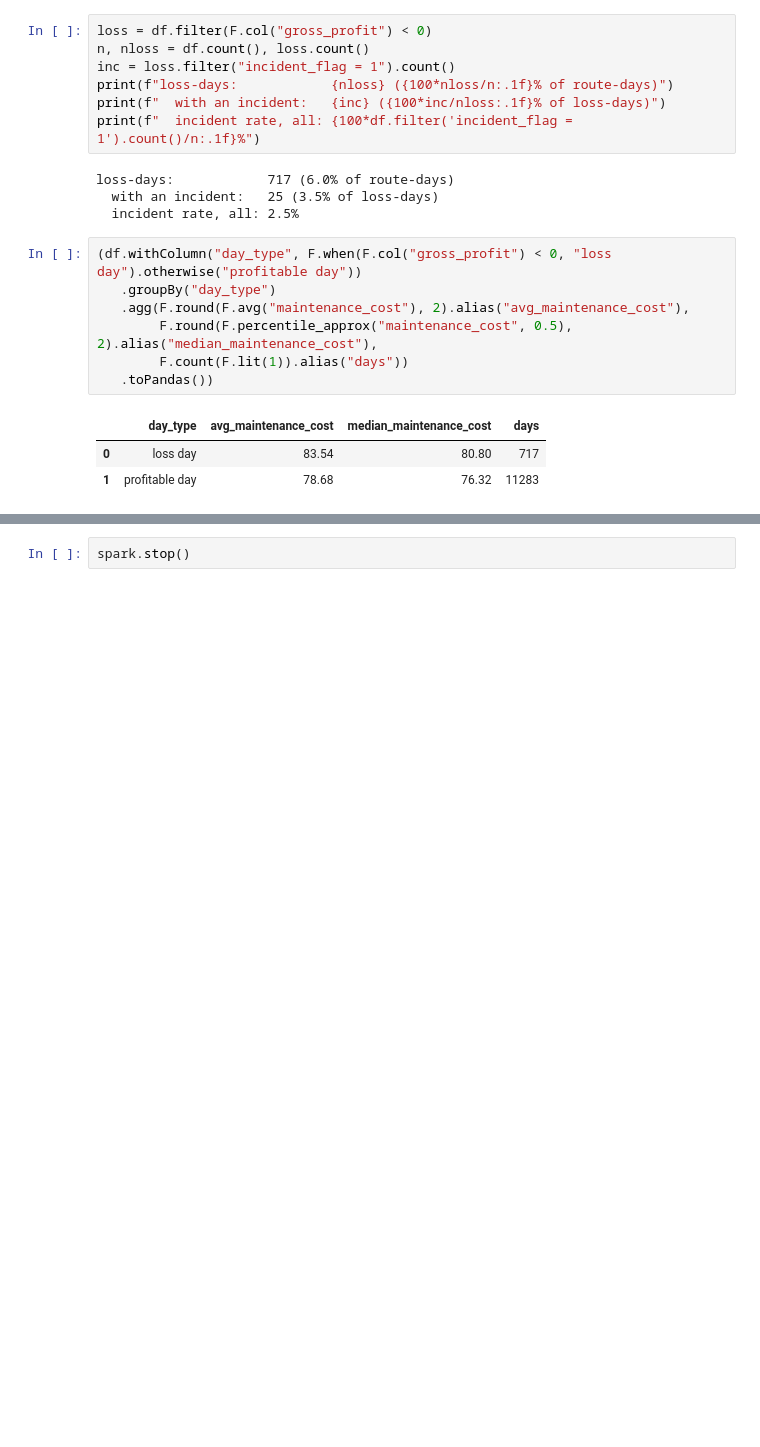
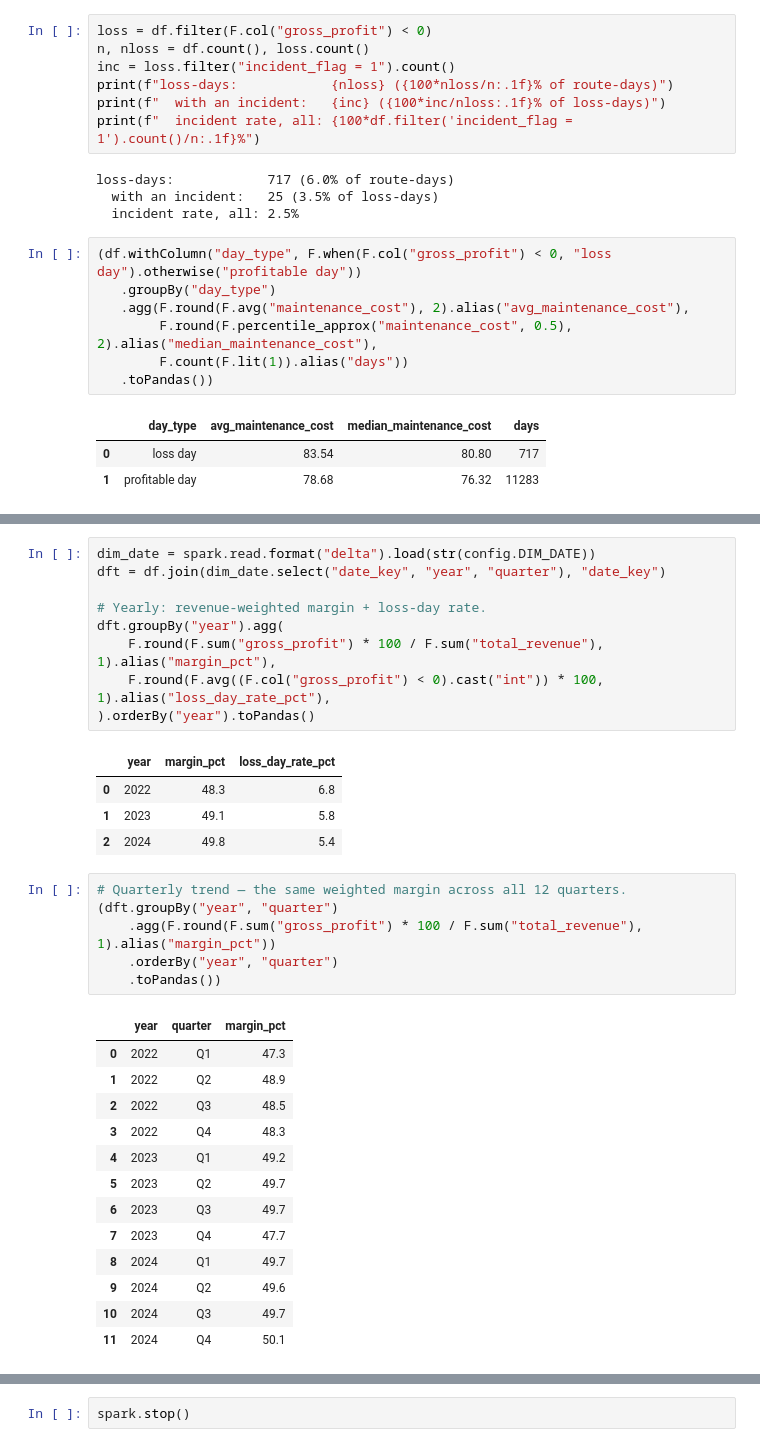
Before and after one commit to Satripleen/GFL-Assignment, a Jupyter notebook: notebooks/analysis.ipynb, the cells around one changed output, grey strips where cells are left out. Drawn from its saved outputs; the diff is of its cells as text; blank space fills up the shorter version.

```diff
--- a/notebooks/analysis.ipynb
+++ b/notebooks/analysis.ipynb
@@ -150,0 +209,34 @@ and **18 Tier-2** routes (margin leak → optimise routing / sequencing / dispos
+# %%
+dim_date = spark.read.format("delta").load(str(config.DIM_DATE))
+dft = df.join(dim_date.select("date_key", "year", "quarter"), "date_key")
+
+# Yearly: revenue-weighted margin + loss-day rate.
+dft.groupBy("year").agg(
+    F.round(F.sum("gross_profit") * 100 / F.sum("total_revenue"), 1).alias("margin_pct"),
+    F.round(F.avg((F.col("gross_profit") < 0).cast("int")) * 100, 1).alias("loss_day_rate_pct"),
+).orderBy("year").toPandas()
+# %% [output]
+|  | year | margin_pct | loss_day_rate_pct |
+| 0 | 2022 | 48.3 | 6.8 |
+| 1 | 2023 | 49.1 | 5.8 |
+| 2 | 2024 | 49.8 | 5.4 |
+# %%
+# Quarterly trend — the same weighted margin across all 12 quarters.
+(dft.groupBy("year", "quarter")
+    .agg(F.round(F.sum("gross_profit") * 100 / F.sum("total_revenue"), 1).alias("margin_pct"))
+    .orderBy("year", "quarter")
+    .toPandas())
+# %% [output]
+|  | year | quarter | margin_pct |
+| 0 | 2022 | Q1 | 47.3 |
+| 1 | 2022 | Q2 | 48.9 |
+| 2 | 2022 | Q3 | 48.5 |
+| 3 | 2022 | Q4 | 48.3 |
+| 4 | 2023 | Q1 | 49.2 |
+| 5 | 2023 | Q2 | 49.7 |
+| 6 | 2023 | Q3 | 49.7 |
+| 7 | 2023 | Q4 | 47.7 |
+| 8 | 2024 | Q1 | 49.7 |
+| 9 | 2024 | Q2 | 49.6 |
+| 10 | 2024 | Q3 | 49.7 |
+| 11 | 2024 | Q4 | 50.1 |
```
Also changed, not shown: parts of 9 cells of this notebook, 5 other files.
